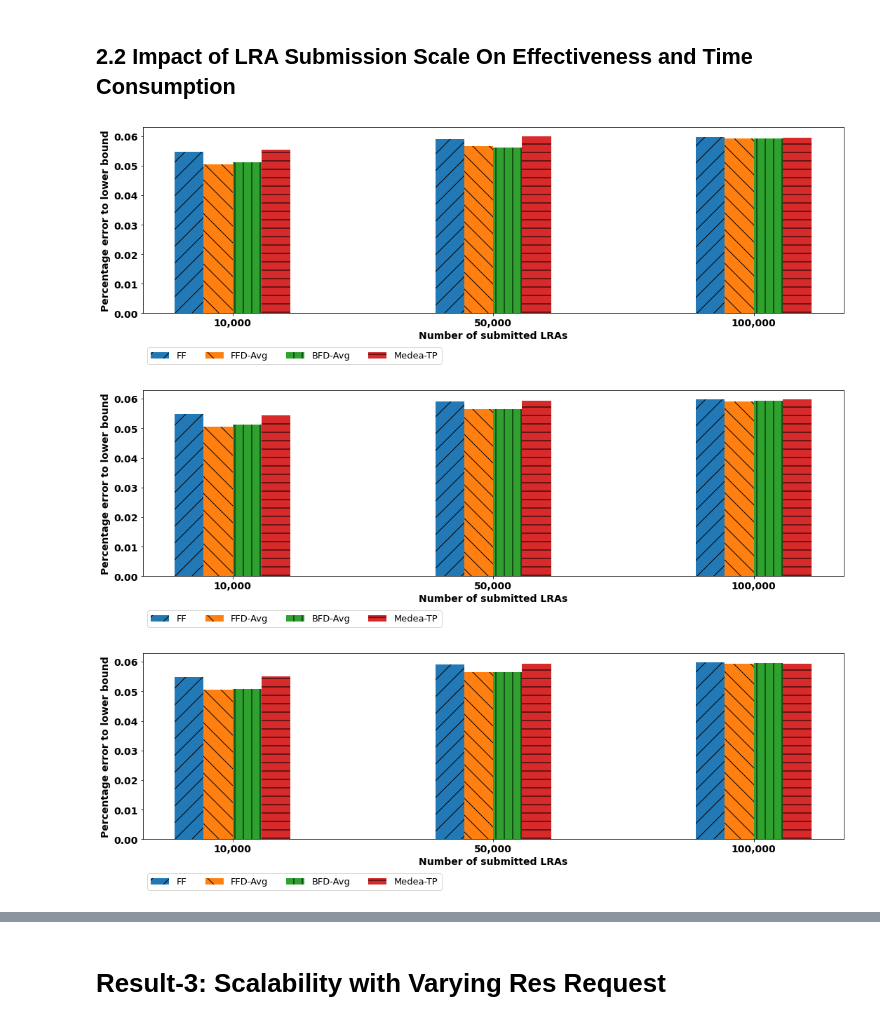
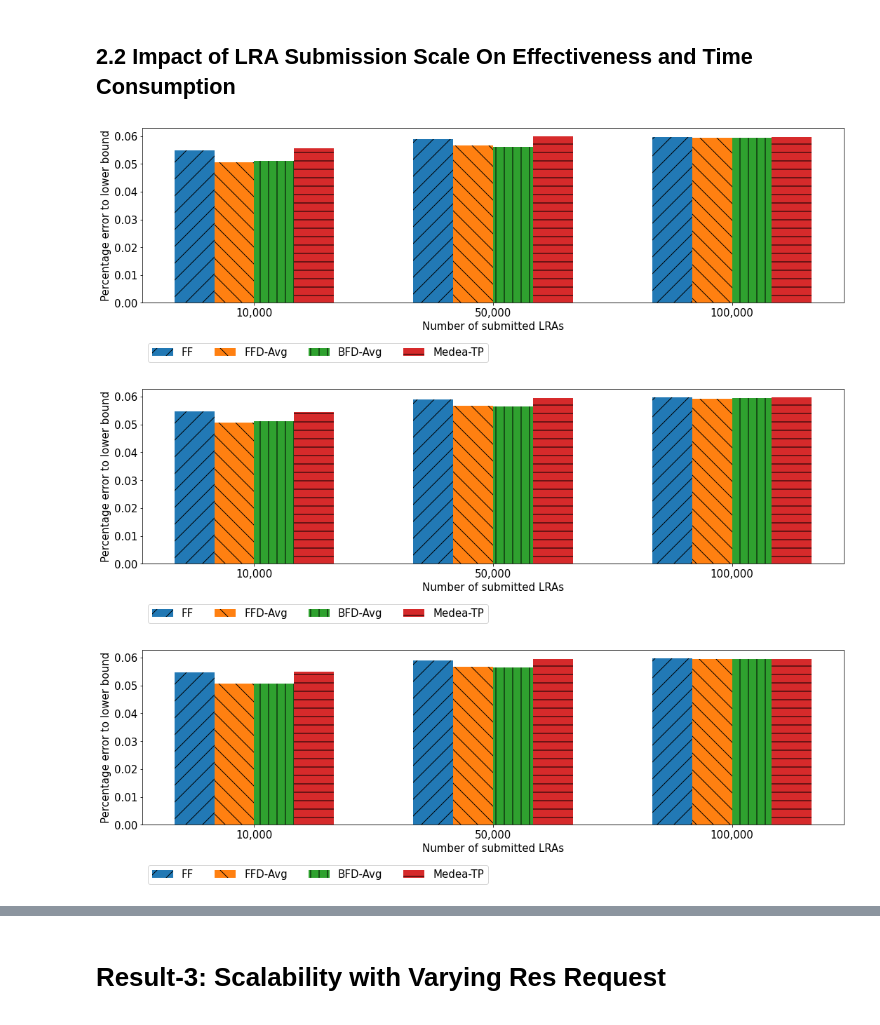
Before and after one commit to DSSGroup-Leeds/LRA-binpacking-expe, a Jupyter notebook: data/analysis_scripts/exp_result_analysis.ipynb, the cells around one changed output, grey strips where cells are left out. Drawn from its saved outputs; the diff is of its cells as text; code cells hidden in the pictures.

```diff
--- a/data/analysis_scripts/exp_result_analysis.ipynb
+++ b/data/analysis_scripts/exp_result_analysis.ipynb
@@ -297,7 +197,8 @@ for c in classes:
 # %%
 for c in classes:
     #fig = plot_scale_barchart(twodim_time_scale, c, df_2d_large_column_names, 'Time consumption (s)')
-    fig = plot_scale_barchart_logscale(twodim_time_scale, c, df_2d_large_column_names, 'Time consumption (s) - log scale')
+    fig = plot_barchart(twodim_time_scale, c, df_2d_large_column_names, "Number of submitted LRAs",
+                        'Time consumption (s) - log scale', True)
 
     filename = f"{proj_path}/plots/large2D_time_{c}.pdf"
     fig.savefig(filename)
@@ -316,7 +217,7 @@ ts_time.columns = ['class', 'density'] + df_ts_column_names
 ## 2.1 Impact of Affinity Density On Effectiveness and Time Consumption
 # %%
 for c in classes:
-    fig = plot_density_barchart(ts_eps, c, df_ts_column_names, 'Percentage error to lower bound')
+    fig = plot_barchart(ts_eps, c, df_ts_column_names, "Affinity density", 'Percentage error to lower bound')
 
     filename = f"{proj_path}/plots/densityTS_result_{c}.pdf"
     fig.savefig(filename)
@@ -327,6 +228,6 @@ for c in classes:
 # %%
 for c in classes:
-    fig = plot_density_barchart(ts_time, c, df_ts_column_names, 'Time consumption (s)')
+    fig = plot_barchart(ts_time, c, df_ts_column_names, "Affinity density", 'Time consumption (s)')
 
     filename = f"{proj_path}/plots/densityTS_time_{c}.pdf"
     fig.savefig(filename)
@@ -340,16 +241,16 @@ for c in classes:
 df_large_ts = pd.read_csv(file_largeTS, sep='\t') ## df_TS_large
 
 ts_eps_scale, ts_time_scale = get_scale_exp_results(df_large_ts, df_ts_column_names)
-ts_eps_scale.columns = ['class', 'LRAnum'] + df_ts_column_names
-ts_time_scale.columns = ['class', 'LRAnum'] + df_ts_column_names
+ts_eps_scale.columns = ['class', 'density'] + df_ts_column_names
+ts_time_scale.columns = ['class', 'density'] + df_ts_column_names
 # %%
 for c in classes:
-    fig = plot_scale_barchart(ts_eps_scale, c, df_ts_column_names, 'Percentage error to lower bound')
+    fig = plot_barchart(ts_eps_scale, c, df_ts_column_names, "Number of submitted LRAs", 'Percentage error to lower bound')
     filename = f"{proj_path}/plots/largeTS_result_{c}.pdf"
     fig.savefig(filename)
 # %% [output]
-[figure, old version]
+[figure, new version]
-[figure, old version]
+[figure, new version]
-[figure, old version]
+[figure, new version]
 # %%
 for c in classes:
```
Also changed, not shown: parts of 21 cells of this notebook.
